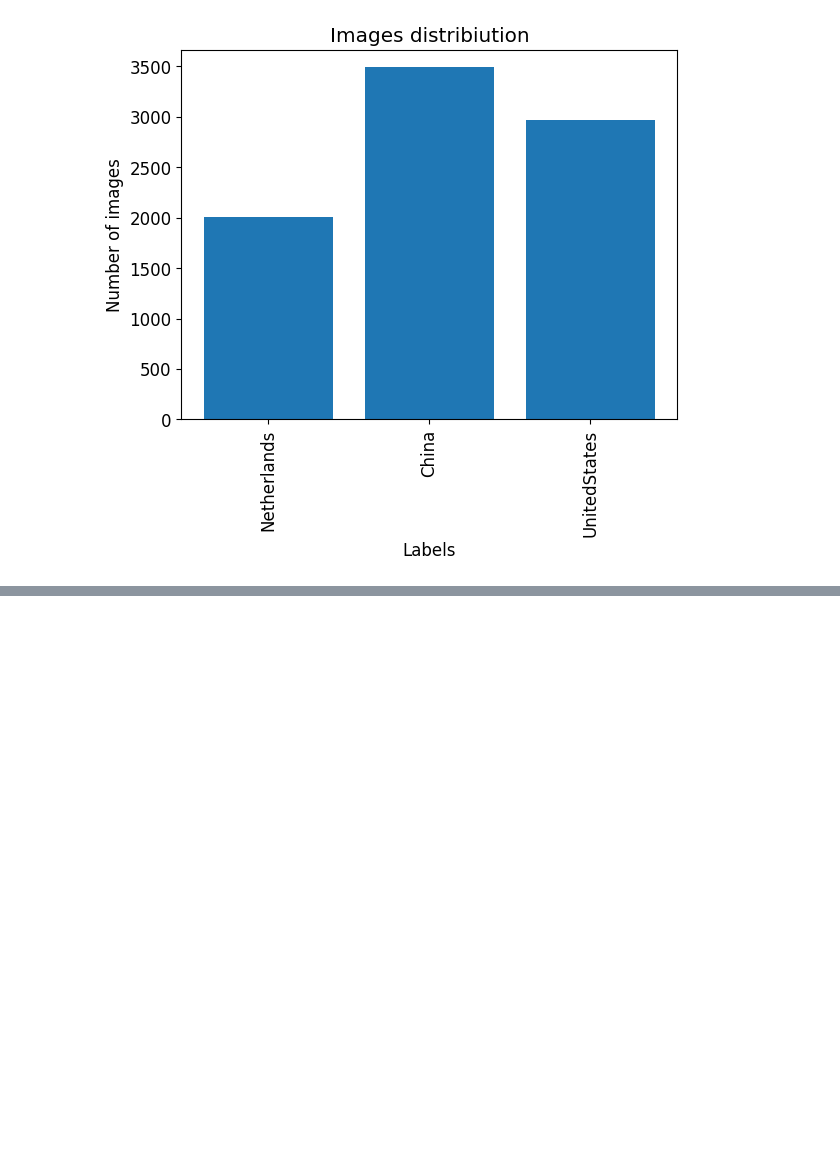
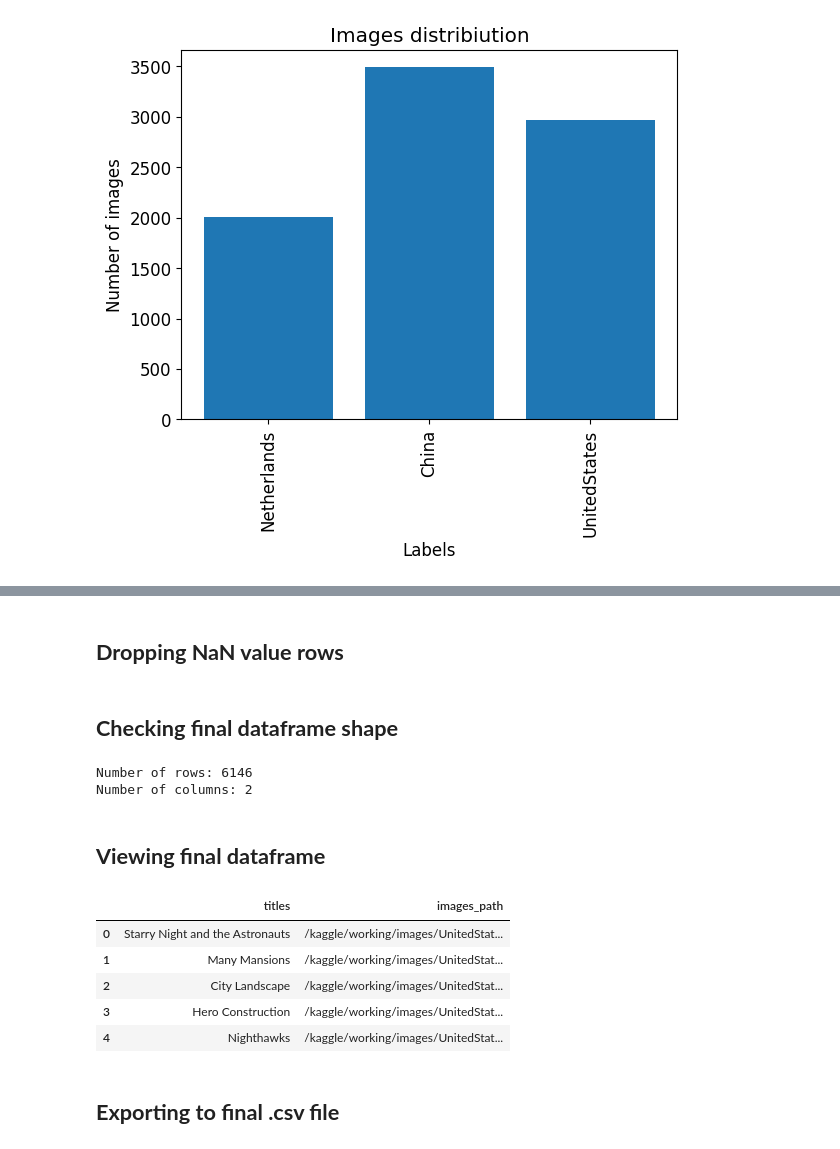
Before and after one commit to Neloy-Barman/Artwork-Description-Generator, a Jupyter notebook: artwork-title-generation.ipynb, the cells around one changed output, grey strips where cells are left out. Drawn from its saved outputs; the diff is of its cells as text; code cells hidden in the pictures; blank space fills up the shorter version.

```diff
--- a/artwork-title-generation.ipynb
+++ b/artwork-title-generation.ipynb
@@ -82,0 +240,10 @@ plot_images_distribution(img_dict)
+# %%
+indices_to_drop = []
+
+for i in range(len(df)):
+  if df.iloc[i]['titles'] in multiple_same_titles.keys() and multiple_same_titles[df.iloc[i]['titles']] == 0:
+    multiple_same_titles[df.iloc[i]['titles']] = 1
+  elif df.iloc[i]['titles'] in multiple_same_titles.keys() and multiple_same_titles[df.iloc[i]['titles']] == 1:
+    indices_to_drop.append(i)
+
+len(indices_to_drop)
@@ -82,0 +254,2 @@ plot_images_distribution(img_dict)
+# %%
+df = df.drop(indices_to_drop).reset_index(drop=True)
@@ -82,0 +258,2 @@ plot_images_distribution(img_dict)
+# %%
+df = df.drop(columns=['ids', 'artists', 'mediums', 'descriptions', 'urls'], axis=1)
@@ -82,0 +268,24 @@ plot_images_distribution(img_dict)
+# %% [markdown]
+## **Dropping NaN value rows**
+# %%
+df = df.dropna().reset_index(drop=True)
+# %% [markdown]
+## **Checking final dataframe shape**
+# %%
+df_shape(df)
+# %% [output]
+Number of rows: 6146
+Number of columns: 2
+# %% [markdown]
+## **Viewing final dataframe**
+# %%
+df.head()
+# %% [output]
+|  | titles | images_path |
+| 0 | Starry Night and the Astronauts | /kaggle/working/images/UnitedStat... |
+| 1 | Many Mansions | /kaggle/working/images/UnitedStat... |
+| 2 | City Landscape | /kaggle/working/images/UnitedStat... |
+| 3 | Hero Construction | /kaggle/working/images/UnitedStat... |
+| 4 | Nighthawks | /kaggle/working/images/UnitedStat... |
+# %% [markdown]
+## **Exporting to final .csv file**
```
Also changed, not shown: parts of 61 cells of this notebook.
